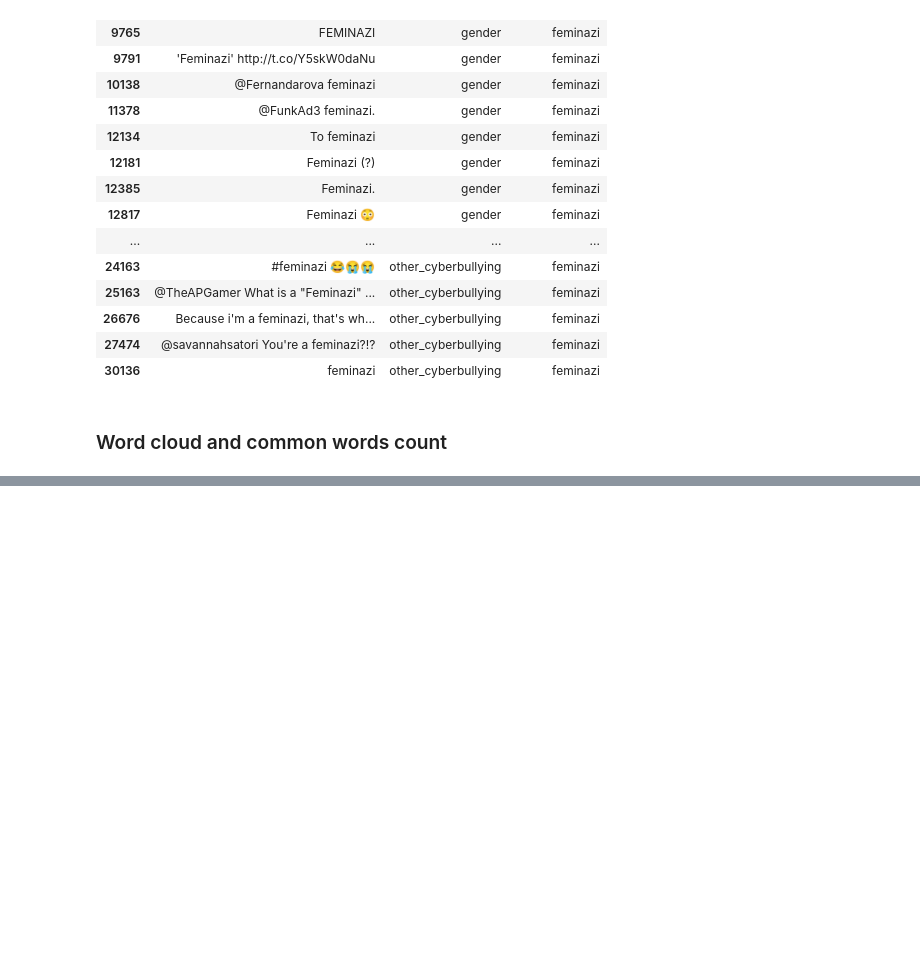
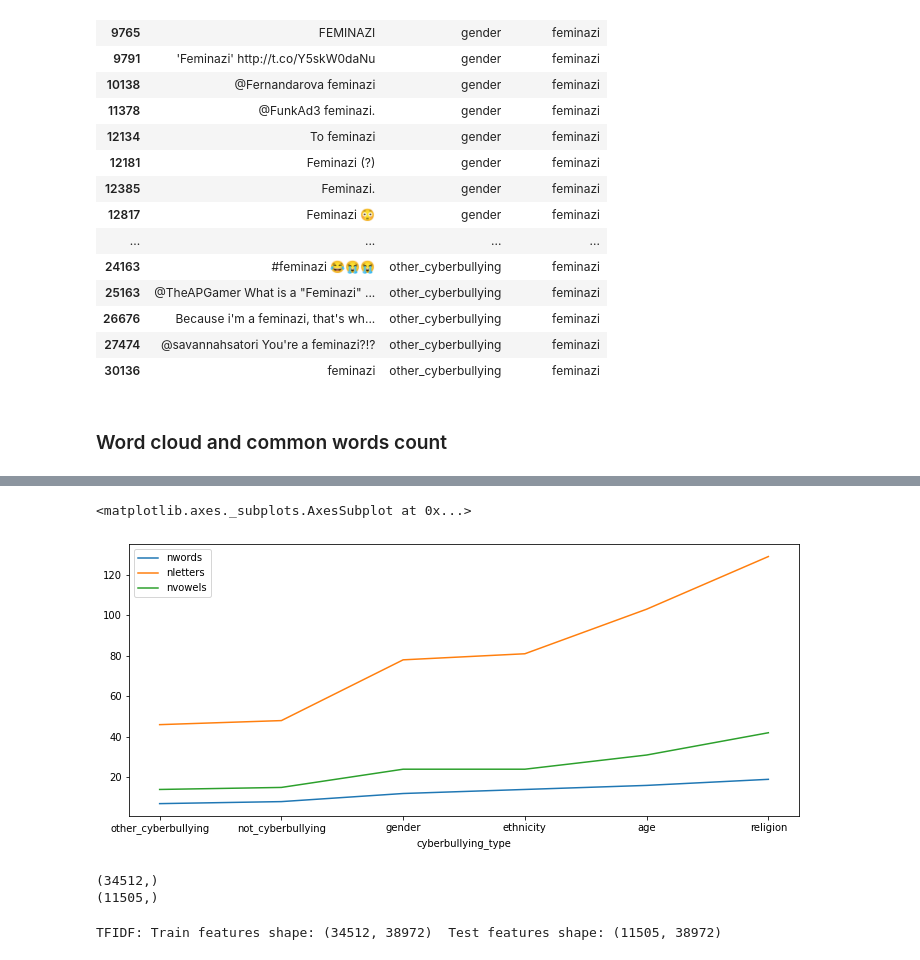
Before and after one commit to chiaracodes/EL-assignment, a Jupyter notebook: Cyberbullying_model/Cyberbulling_model_Maria_colab.ipynb, the cells around one changed output, grey strips where cells are left out. Drawn from its saved outputs; the diff is of its cells as text; code cells hidden in the pictures; blank space fills up the shorter version.

```diff
--- a/Cyberbullying_model/Cyberbulling_model_Maria_colab.ipynb
+++ b/Cyberbullying_model/Cyberbulling_model_Maria_colab.ipynb
@@ -302,0 +328,7 @@ Top 10 words:
+# %%
+#Assign ids to each cyberbullying type
+types=df['cyberbullying_type'].unique()
+types_ids=[0,1,2,3,4,5]
+df_cyber_types=pd.DataFrame(list(zip(types, types_ids)),
+               columns =['cyberbullying_type', 'cyberbullying_id'])
+df_cyber_types
@@ -302,0 +343,4 @@ Top 10 words:
+# %%
+#Add cyberbullying ids to the full data
+df=pd.merge(df, df_cyber_types, how='left', on='cyberbullying_type')
+df.head()
@@ -302,0 +354,8 @@ Top 10 words:
+# %%
+#Get the length of the tweet: number of words
+df['nwords']=(df['tweet_cleaned'].str.split()).apply(len)
+#get number of letters
+df['nletters']=(df['tweet_cleaned']).apply(len)
+#get number of vowels
+df['nvowels']=df['tweet_cleaned'].str.count(r'[aeiou]')
+df.head()
@@ -302,0 +369,4 @@ Top 10 words:
+# %%
+#Describe features for each cyberbullying type
+df_features=df[['cyberbullying_type', 'nwords','nletters', 'nvowels']].groupby('cyberbullying_type').median().sort_values(by='nwords')
+df_features
@@ -302,0 +382,25 @@ Top 10 words:
+# %%
+#Plot features
+df_features.plot(figsize=(12, 5))
+# %% [output]
+<matplotlib.axes._subplots.AxesSubplot at 0x...>
+[figure, added]
+# %%
+#Train/test split
+from sklearn.model_selection import train_test_split
+X_train, X_test, y_train, y_test = train_test_split(np.array(df["tweet_cleaned"]),np.array(df["cyberbullying_id"]), test_size=0.25, random_state=0)
+print(X_train.shape)
+print(X_test.shape)
+# %% [output]
+(34512,)
+(11505,)
+# %%
+#TF_IDF Matrix
+tf_idf = TfidfVectorizer(use_idf=True, min_df=0.00002, max_df=0.6)
+tf_idf_train_features = tf_idf.fit_transform(X_train.astype('U'))
+
+tf_idf_test_features = tf_idf.transform(X_test.astype('U'))
+
+print('TFIDF: Train features shape:', tf_idf_train_features.shape, ' Test features shape:', tf_idf_test_features.shape)
+# %% [output]
+TFIDF: Train features shape: (34512, 38972)  Test features shape: (11505, 38972)
```
Also changed, not shown: parts of 8 cells of this notebook.
